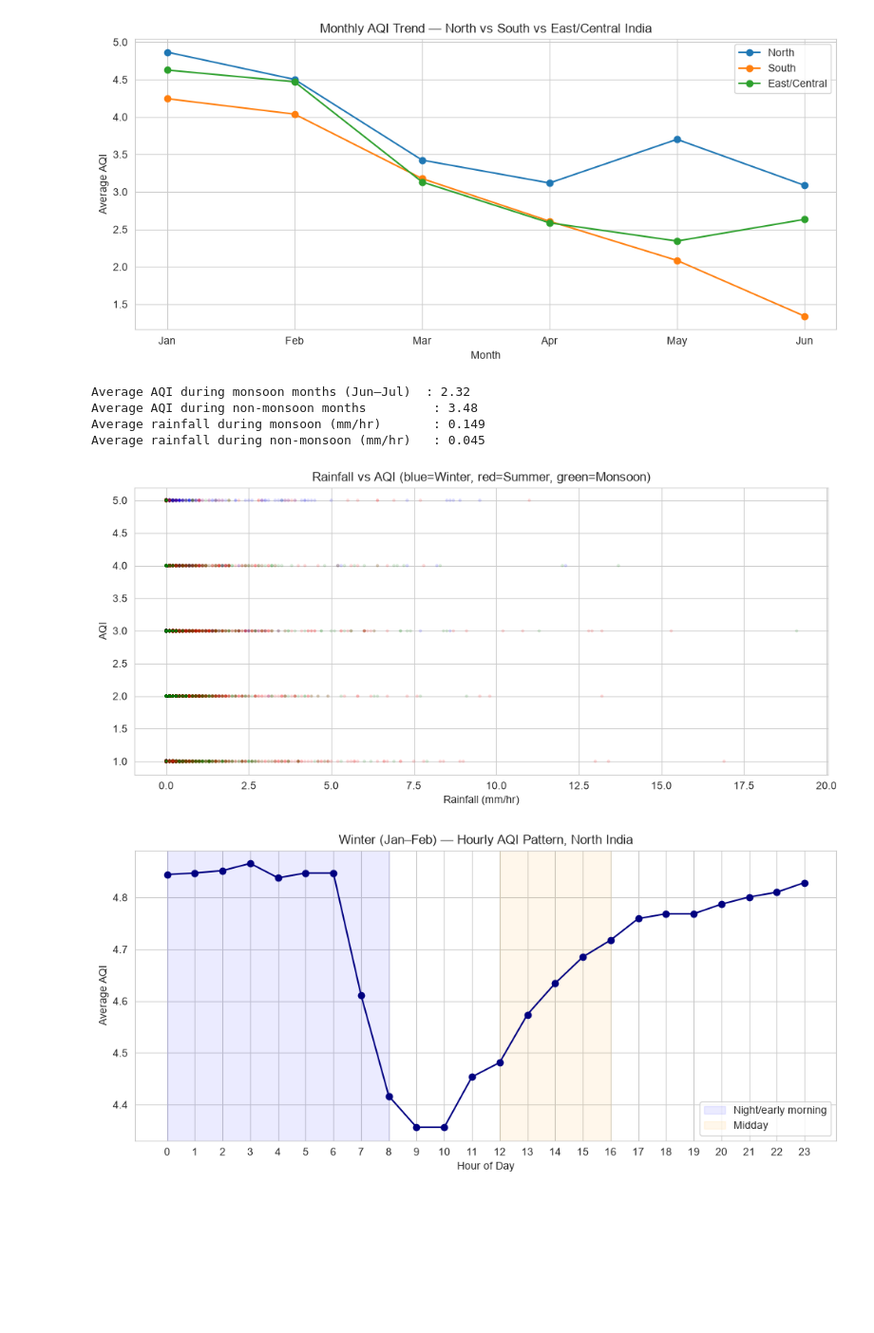
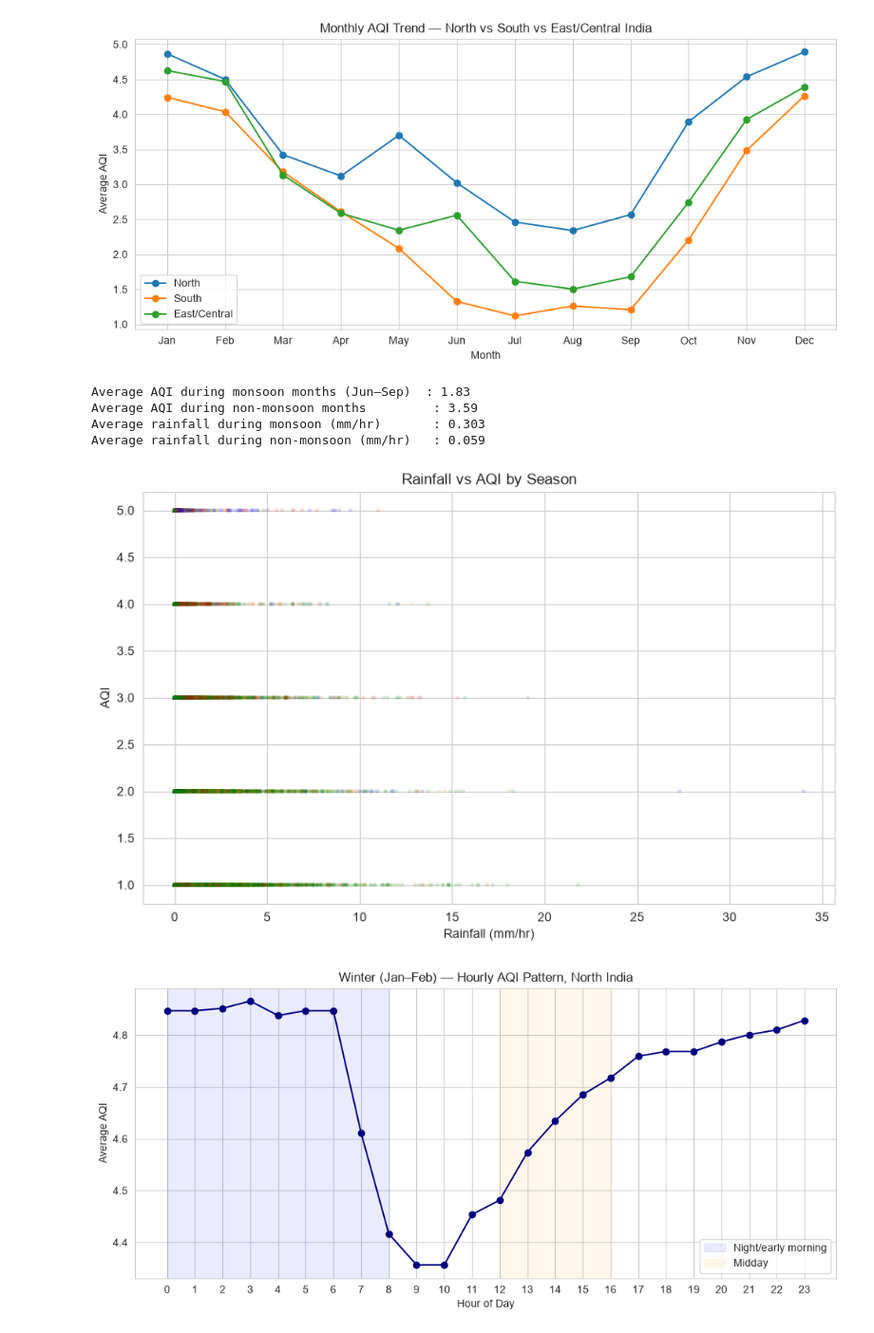
Before and after one commit to bishallaha/vayu, a Jupyter notebook: notebooks/01_eda.ipynb, the cells around one changed output. Shown at 95% size. Saved outputs shown, nothing was run; the diff lists cells and outputs as text; code cells hidden in the pictures; blank space fills up the shorter version.

```diff
--- a/notebooks/01_eda.ipynb
+++ b/notebooks/01_eda.ipynb
@@ -216,6 +223,6 @@ Monsoon    2.319975
 Name: aqi, dtype: float64
 # %%
-north = ["Delhi", "Patna", "Lucknow", "Chandigarh", "Jaipur"]
+north = ["Delhi", "Patna", "Chandigarh", "Jaipur"]
 south = ["Chennai", "Bengaluru", "Hyderabad", "Mumbai", "Pune"]
 
 df["region"] = df["city"].apply(
@@ -223,8 +230,11 @@ df["region"] = df["city"].apply(
 )
 
 region_monthly = df.groupby(["region", "month"])["aqi"].mean().reset_index()
-month_names_map = {1:"Jan",2:"Feb",3:"Mar",4:"Apr",5:"May",6:"Jun",7:"Jul"}
-region_monthly["month_name"] = region_monthly["month"].map(month_names_map)
+
+# Automatically convert month numbers (1–12) to Jan, Feb, ..., Dec
+region_monthly["month_name"] = pd.to_datetime(
+    region_monthly["month"], format="%m"
+).dt.strftime("%b")
 
 for region in ["North", "South", "East/Central"]:
     subset = region_monthly[region_monthly["region"] == region]
@@ -236,29 +246,59 @@ plt.xlabel("Month")
 plt.legend()
 plt.show()
 # %% [output]
-[figure, old version]
+[figure, new version]
 # %%
-monsoon_months = df[df["month"].isin([6, 7])]
-non_monsoon    = df[df["month"].isin([1, 2, 3, 4, 5])]
+# Define seasons
+def get_season(month):
+    if month in [12, 1, 2]:
+        return "Winter"
+    elif month in [3, 4, 5]:
+        return "Summer"
+    elif month in [6, 7, 8, 9]:
+        return "Monsoon"
+    else:
+        return "Post-Monsoon"
 
-print(f"Average AQI during monsoon months (Jun–Jul)  : {monsoon_months['aqi'].mean():.2f}")
+# Add season column
+df["season"] = df["month"].apply(get_season)
+
+# Monsoon vs non-monsoon comparison
+monsoon_months = df[df["month"].isin([6, 7, 8, 9])]
+non_monsoon = df[~df["month"].isin([6, 7, 8, 9])]
+
+print(f"Average AQI during monsoon months (Jun–Sep)  : {monsoon_months['aqi'].mean():.2f}")
 print(f"Average AQI during non-monsoon months         : {non_monsoon['aqi'].mean():.2f}")
 print(f"Average rainfall during monsoon (mm/hr)       : {monsoon_months['rainfall_1h_mm'].mean():.3f}")
 print(f"Average rainfall during non-monsoon (mm/hr)   : {non_monsoon['rainfall_1h_mm'].mean():.3f}")
 
-# scatter: rainfall vs AQI colored by season
-colors = df["season"].map({"Winter": "blue", "Summer": "red", "Monsoon": "green"})
-plt.scatter(df["rainfall_1h_mm"], df["aqi"], c=colors, alpha=0.1, s=5)
-plt.title("Rainfall vs AQI (blue=Winter, red=Summer, green=Monsoon)")
+# Scatter plot: Rainfall vs AQI, colored by season
+colors = df["season"].map({
+    "Winter": "blue",
+    "Summer": "red",
+    "Monsoon": "green",
+    "Post-Monsoon": "orange"
+})
+
+plt.figure(figsize=(10, 6))
+plt.scatter(
+    df["rainfall_1h_mm"],
+    df["aqi"],
+    c=colors,
+    alpha=0.1,
+    s=5
+)
+
+plt.title("Rainfall vs AQI by Season")
 plt.xlabel("Rainfall (mm/hr)")
 plt.ylabel("AQI")
+plt.grid(True)
 plt.show()
 # %% [output]
-Average AQI during monsoon months (Jun–Jul)  : 2.32
-Average AQI during non-monsoon months         : 3.48
-Average rainfall during monsoon (mm/hr)       : 0.149
-Average rainfall during non-monsoon (mm/hr)   : 0.045
+Average AQI during monsoon months (Jun–Sep)  : 1.83
+Average AQI during non-monsoon months         : 3.59
+Average rainfall during monsoon (mm/hr)       : 0.303
+Average rainfall during non-monsoon (mm/hr)   : 0.059
-[figure, old version]
+[figure, new version]
 # %%
 winter_north = df[
     (df["month"].isin([1, 2])) &
```
Also changed, not shown: parts of 17 cells of this notebook, 1 other file.
